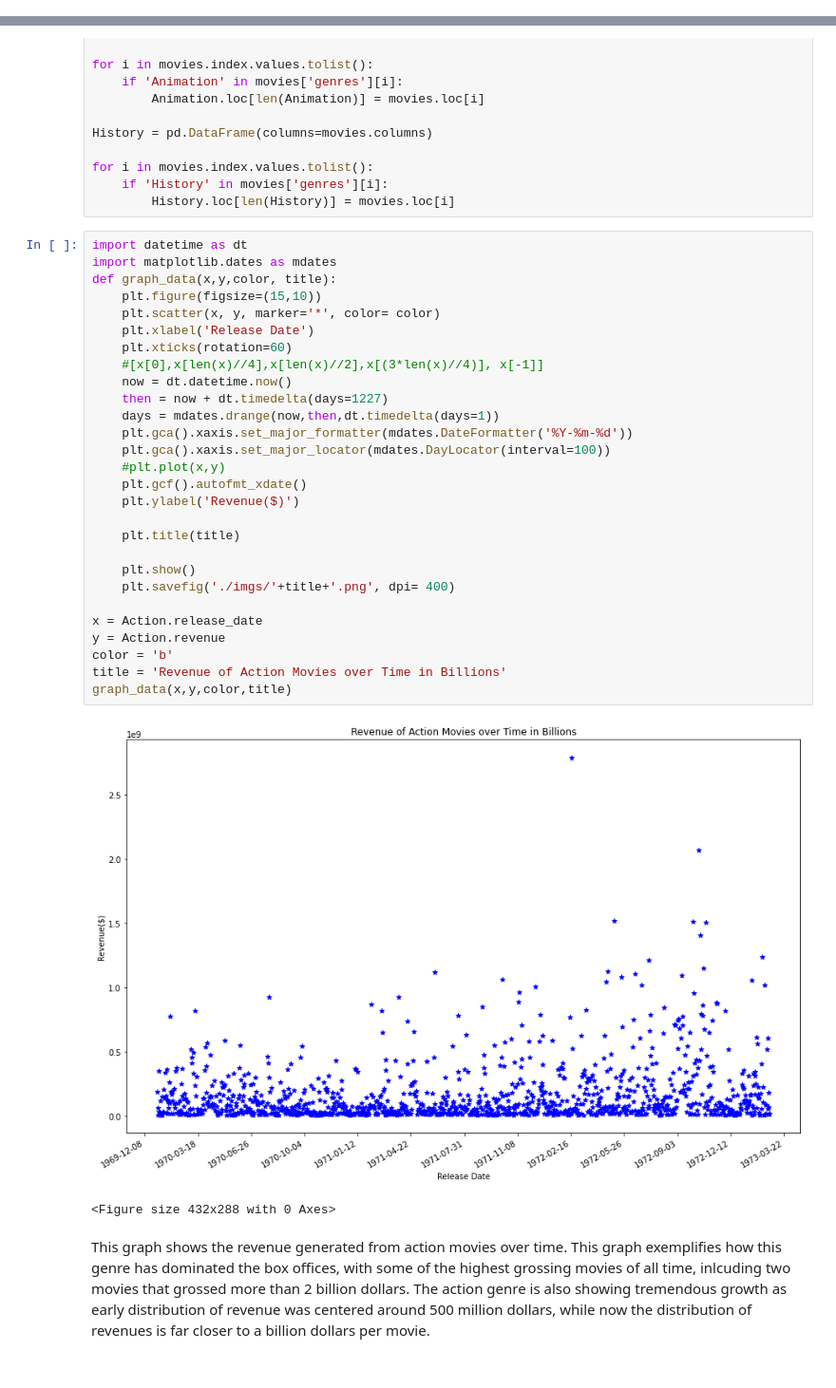
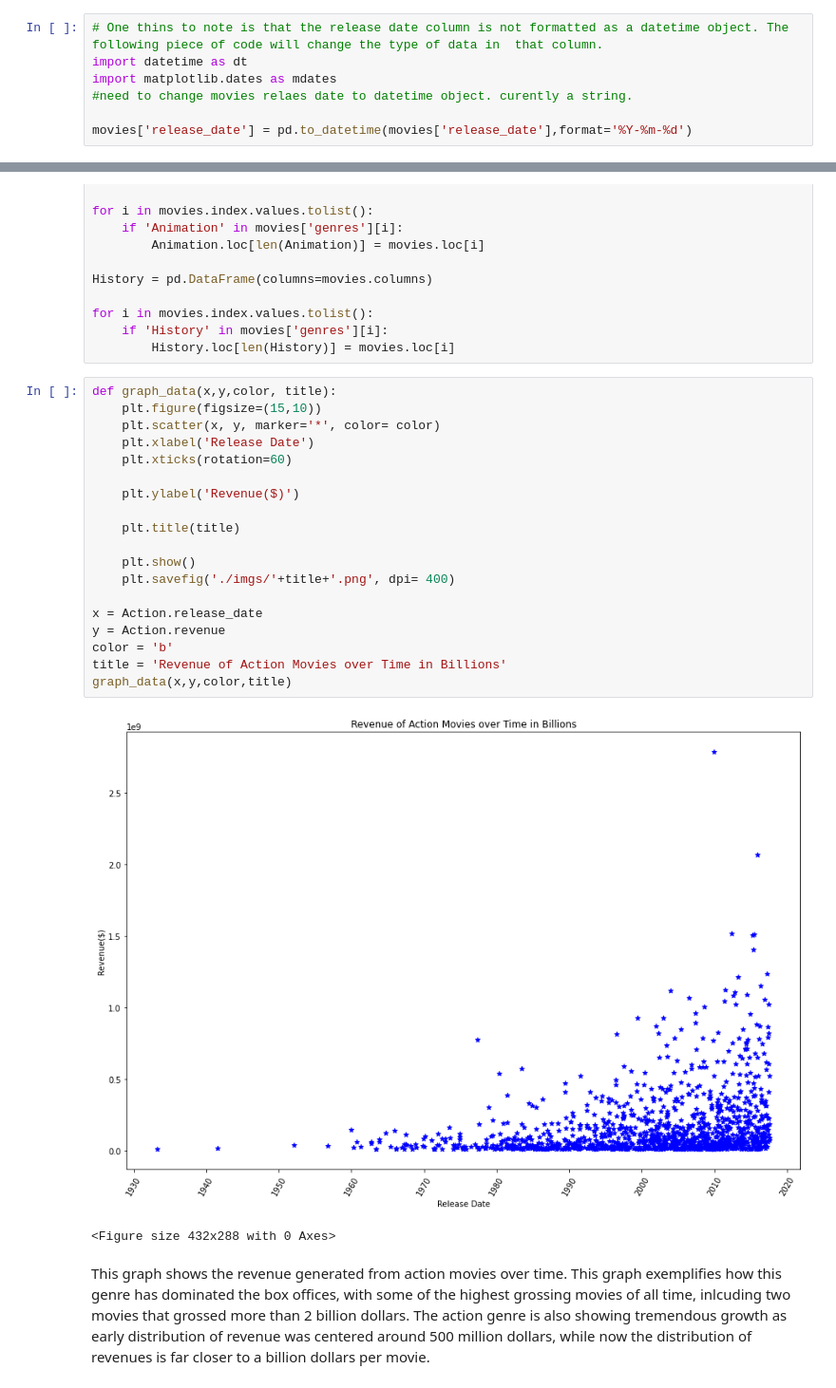
Before and after one commit to mbermont/patientIQ_presentation, a Jupyter notebook: PatientIQ_Notebook.ipynb, the cells around one changed output, grey strips where cells are left out. Shown: that part at 95% size. Drawn from its saved outputs; the diff is of its cells as text.

```diff
--- a/PatientIQ_Notebook.ipynb
+++ b/PatientIQ_Notebook.ipynb
@@ -313,0 +300,7 @@ This table shows the
+# %%
+# One thins to note is that the release date column is not formatted as a datetime object. The following piece of code will change the type of data in  that column.
+import datetime as dt
+import matplotlib.dates as mdates
+#need to change movies relaes date to datetime object. curently a string.
+
+movies['release_date'] = pd.to_datetime(movies['release_date'],format='%Y-%m-%d')
@@ -376,35 +375,26 @@ for i in movies.index.values.tolist():
     if 'History' in movies['genres'][i]:
         History.loc[len(History)] = movies.loc[i]
 # %%
-import datetime as dt
-import matplotlib.dates as mdates
 def graph_data(x,y,color, title):
     plt.figure(figsize=(15,10))
     plt.scatter(x, y, marker='*', color= color)
     plt.xlabel('Release Date')
     plt.xticks(rotation=60)
-    #[x[0],x[len(x)//4],x[len(x)//2],x[(3*len(x)//4)], x[-1]]
-    now = dt.datetime.now()
-    then = now + dt.timedelta(days=1227)
-    days = mdates.drange(now,then,dt.timedelta(days=1))
-    plt.gca().xaxis.set_major_formatter(mdates.DateFormatter('%Y-%m-%d'))
-    plt.gca().xaxis.set_major_locator(mdates.DayLocator(interval=100))
-    #plt.plot(x,y)
-    plt.gcf().autofmt_xdate()
+
     plt.ylabel('Revenue($)')
 
     plt.title(title)
 
     plt.show()
     plt.savefig('./imgs/'+title+'.png', dpi= 400)
 
 x = Action.release_date
 y = Action.revenue
 color = 'b'
 title = 'Revenue of Action Movies over Time in Billions'
 graph_data(x,y,color,title)
 # %% [output]
-[figure, old version]
+[figure, new version]
 <Figure size 432x288 with 0 Axes>
 # %% [markdown]
 This graph shows the revenue generated from action movies over time. This graph exemplifies how this genre has dominated the box offices, with some of the highest grossing movies of all time, inlcuding two movies that grossed more than 2 billion dollars. The action genre is also showing tremendous growth as early distribution of revenue was centered around 500 million dollars, while now the distribution of revenues is far closer to a billion dollars per movie.
```
Also changed, not shown: parts of 17 cells of this notebook.
